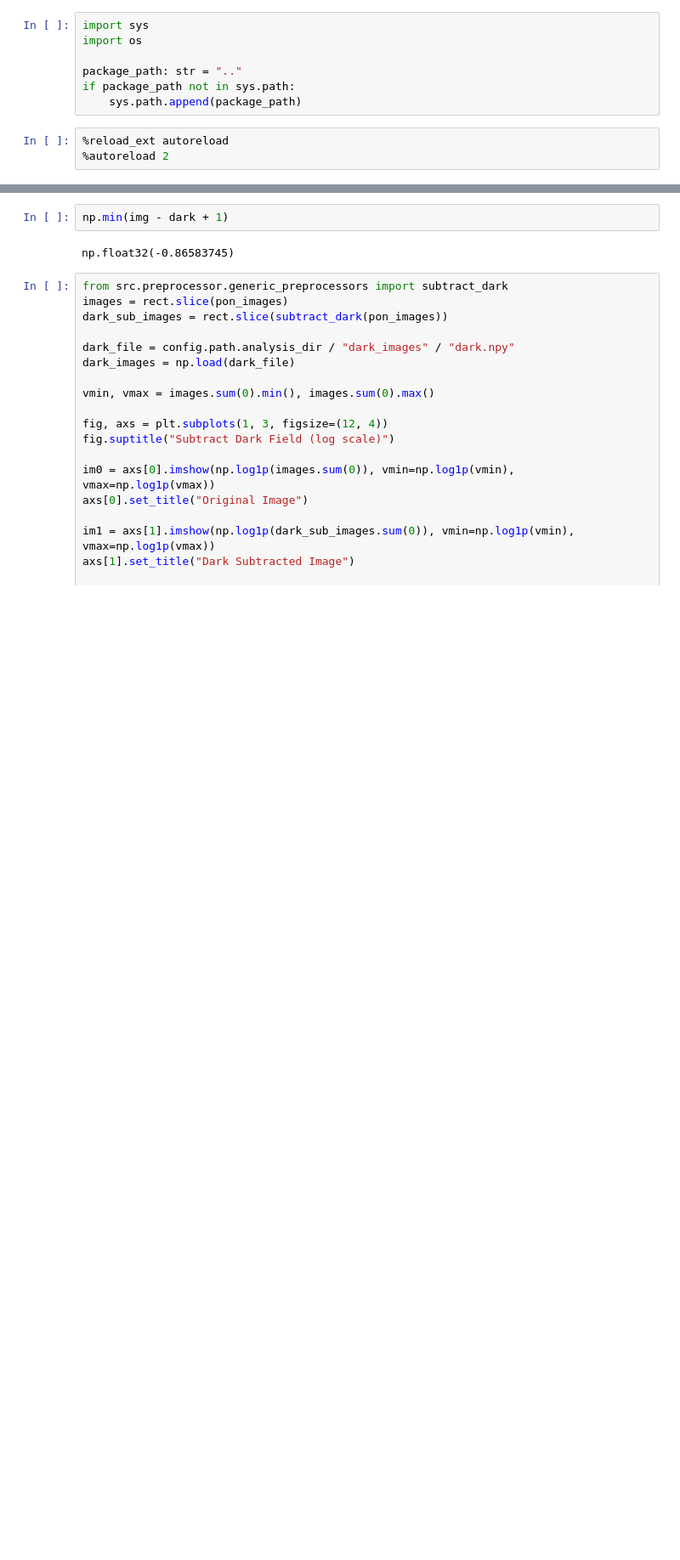
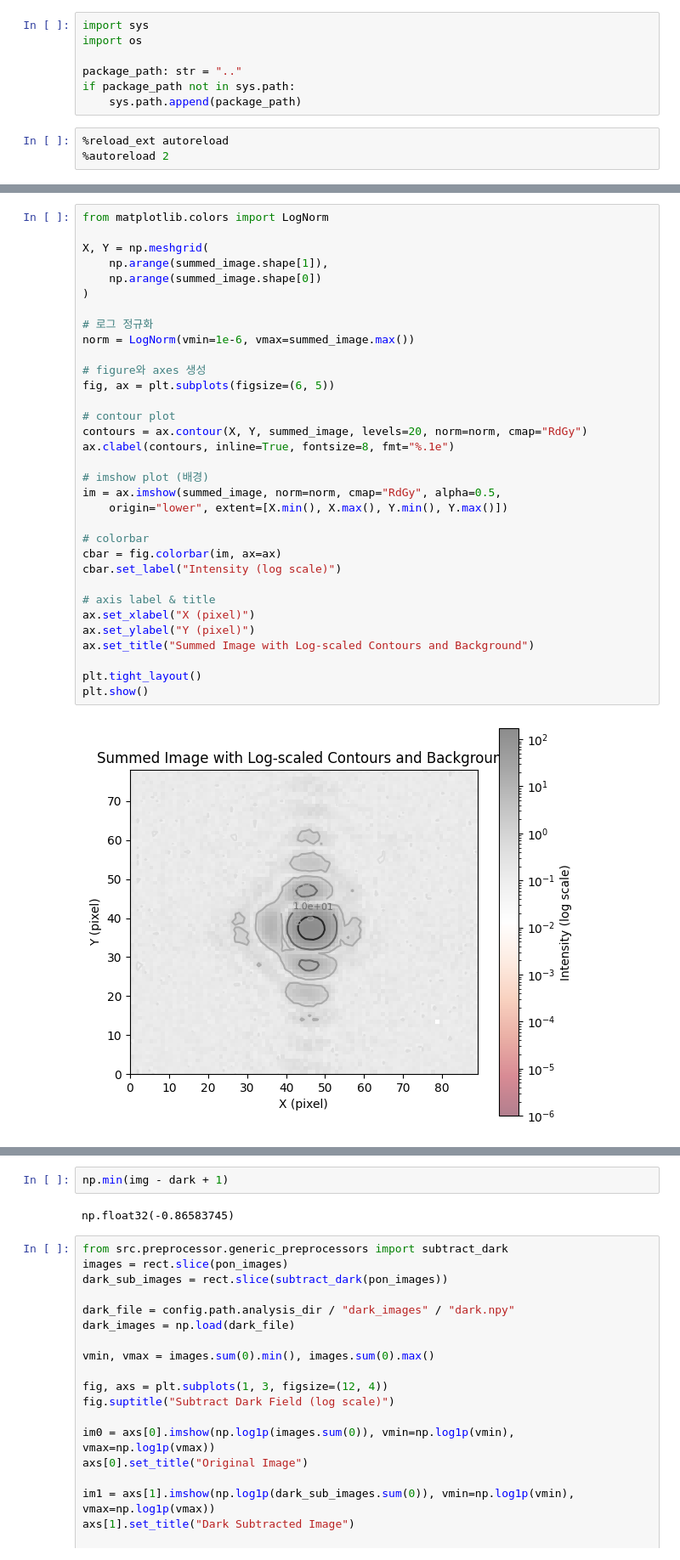
Before and after one commit to SJB7777/CordaX, a Jupyter notebook: notebooks/glamp.ipynb, the cells around one changed output, grey strips where cells are left out. Shown at 85% size. Cells and saved outputs as stored; diff of their text form; blank space fills up the shorter version.

```diff
--- a/notebooks/glamp.ipynb
+++ b/notebooks/glamp.ipynb
@@ -73,3 +67,38 @@ ROI: RoiRectangle(x1=340, y1=92, x2=430, y2=171)
+# %%
+from matplotlib.colors import LogNorm
+
+X, Y = np.meshgrid(
+    np.arange(summed_image.shape[1]),
+    np.arange(summed_image.shape[0])
+)
+
+# 로그 정규화
+norm = LogNorm(vmin=1e-6, vmax=summed_image.max())
+
+# figure와 axes 생성
+fig, ax = plt.subplots(figsize=(6, 5))
+
+# contour plot
+contours = ax.contour(X, Y, summed_image, levels=20, norm=norm, cmap="RdGy")
+ax.clabel(contours, inline=True, fontsize=8, fmt="%.1e")
+
+# imshow plot (배경)
+im = ax.imshow(summed_image, norm=norm, cmap="RdGy", alpha=0.5,
+    origin="lower", extent=[X.min(), X.max(), Y.min(), Y.max()])
+
+# colorbar
+cbar = fig.colorbar(im, ax=ax)
+cbar.set_label("Intensity (log scale)")
+
+# axis label & title
+ax.set_xlabel("X (pixel)")
+ax.set_ylabel("Y (pixel)")
+ax.set_title("Summed Image with Log-scaled Contours and Background")
+
+plt.tight_layout()
+plt.show()
+# %% [output]
+[figure, added]
 # %%
 dark_file = config.path.analysis_dir / "dark_images" / "dark.npy"
 dark_images = np.load(dark_file)
```
Also changed, not shown: parts of 14 cells of this notebook.
